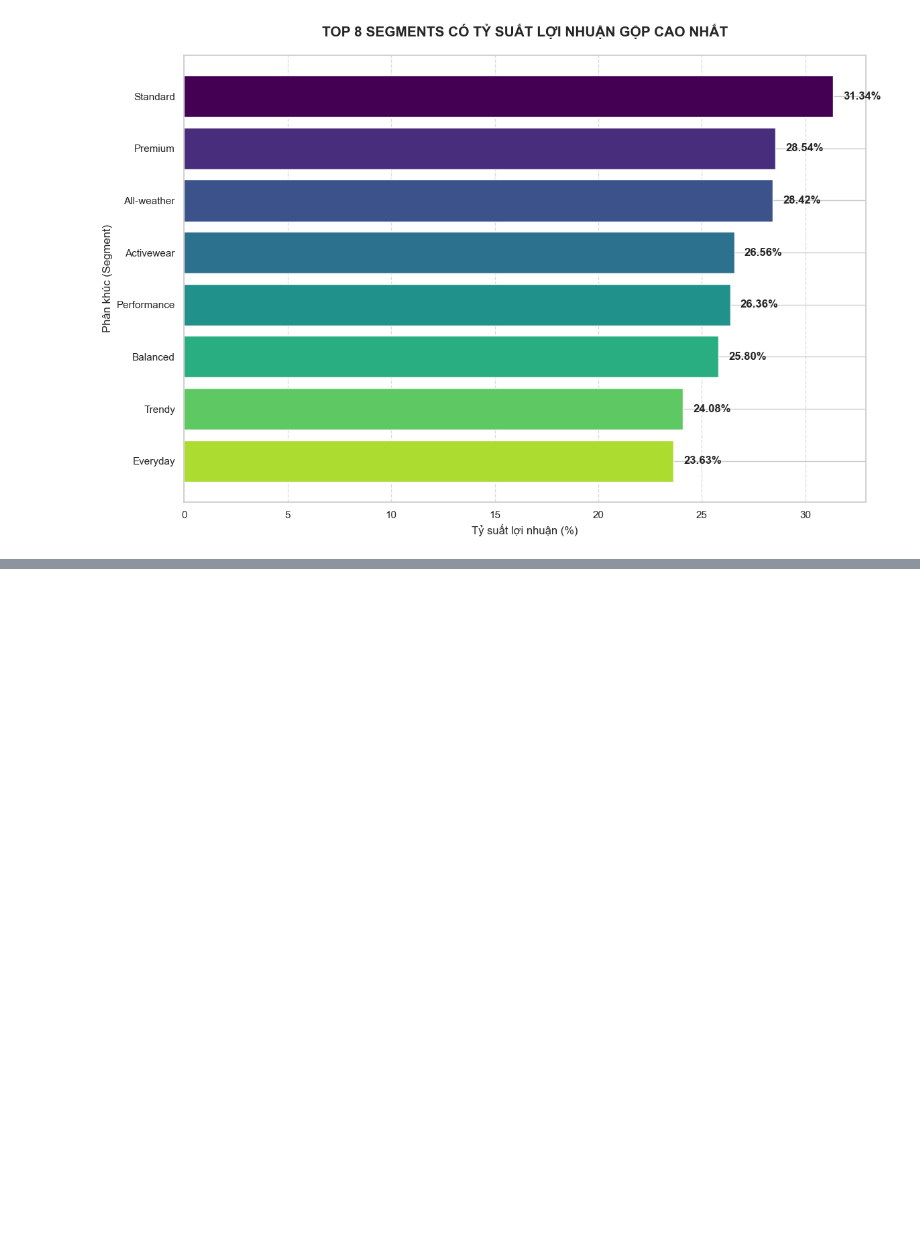
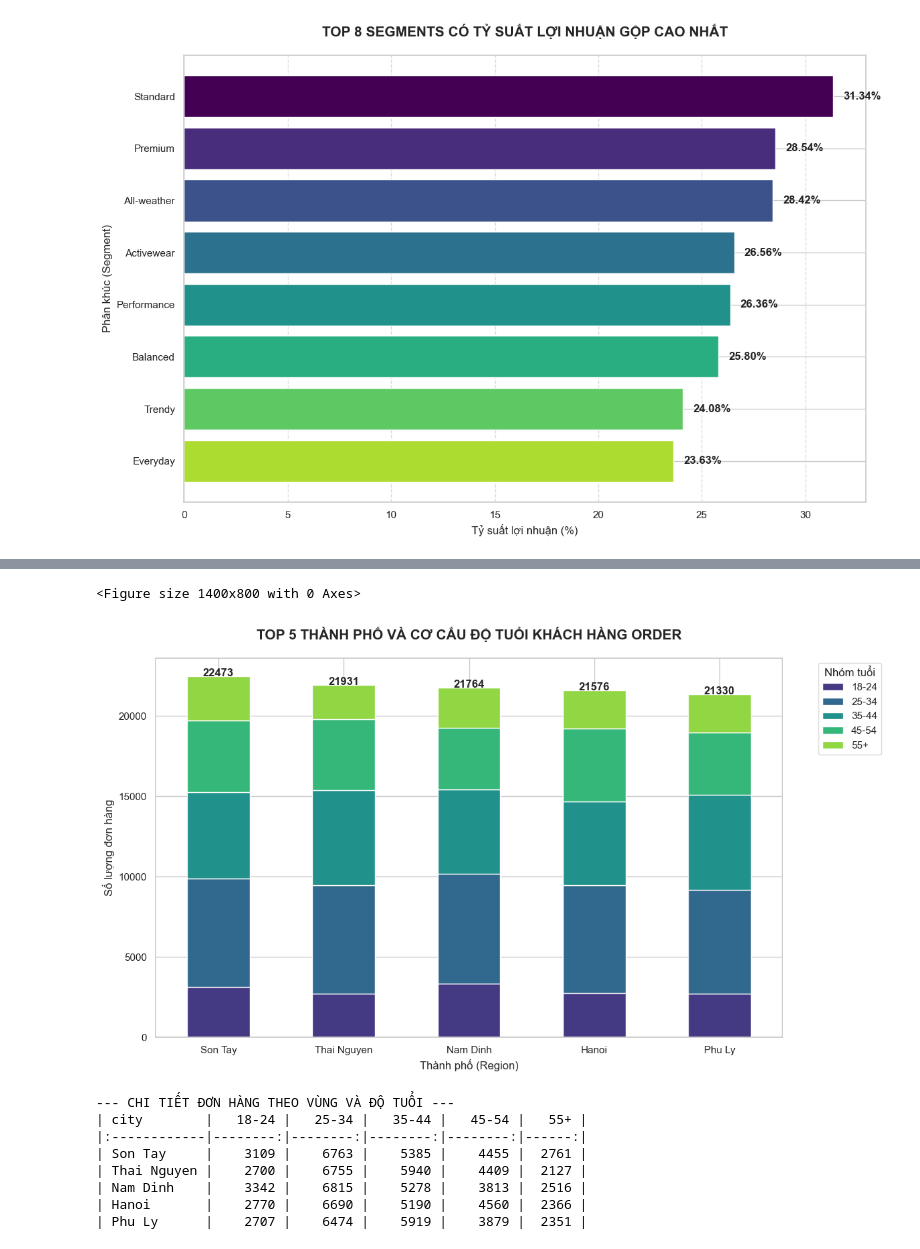
Before and after one commit to lamducanhkhoarubik-spec/Datathon_UITUT, a Jupyter notebook: code/eda/descriptive.ipynb, the cells around one changed output, grey strips where cells are left out. Drawn from its saved outputs; the diff is of its cells as text; code cells hidden in the pictures; blank space fills up the shorter version.

```diff
--- a/code/eda/descriptive.ipynb
+++ b/code/eda/descriptive.ipynb
@@ -340,0 +426,60 @@ Glyph 128200 (\N{CHART WITH UPWARDS TREND}) missing from font(s) Arial.
+# %%
+import pandas as pd
+import matplotlib.pyplot as plt
+import seaborn as sns
+
+# 1. Nối 2 bảng để lấy cả City và Age_Group
+df_merged = df_orders.merge(df_customers[['customer_id', 'city', 'age_group']], on='customer_id', how='left')
+
+# 2. Tìm Top 5 thành phố có lượng đơn hàng nhiều nhất (để lọc dữ liệu)
+top_5_cities = df_merged['city'].value_counts().head(5).index.tolist()
+
+# 3. Lọc dữ liệu chỉ lấy Top 5 thành phố này
+df_top5 = df_merged[df_merged['city'].isin(top_5_cities)].copy()
+
+# 4. Gom nhóm theo City và Age_Group để đếm số đơn hàng
+df_pivot = df_top5.groupby(['city', 'age_group']).size().unstack(fill_value=0)
+
+# 5. Sắp xếp lại các thành phố theo tổng lượng đơn hàng giảm dần để biểu đồ đẹp hơn
+df_pivot['total'] = df_pivot.sum(axis=1)
+df_pivot = df_pivot.sort_values(by='total', ascending=False).drop(columns='total')
+
+# 6. Vẽ biểu đồ cột chồng (Stacked Bar Chart)
+plt.figure(figsize=(14, 8))
+sns.set_theme(style="whitegrid")
+
+# Vẽ bằng pandas plot cho nhanh và chuẩn với dạng pivot
+ax = df_pivot.plot(kind='bar', stacked=True, figsize=(12, 7),
+                   color=sns.color_palette("viridis", len(df_pivot.columns)))
+
+# 7. Trang trí
+plt.title('TOP 5 THÀNH PHỐ VÀ CƠ CẤU ĐỘ TUỔI KHÁCH HÀNG ORDER', fontsize=15, fontweight='bold', pad=20)
+plt.xlabel('Thành phố (Region)', fontsize=12)
+plt.ylabel('Số lượng đơn hàng', fontsize=12)
+plt.xticks(rotation=0) # Để tên thành phố nằm ngang cho dễ đọc
+
+# Hiển thị chú thích nhóm tuổi
+plt.legend(title='Nhóm tuổi', bbox_to_anchor=(1.05, 1), loc='upper left')
+
+# Thêm con số tổng lên đầu mỗi cột cho dễ nhìn
+totals = df_pivot.sum(axis=1).values
+for i, total in enumerate(totals):
+    plt.text(i, total + 0.5, f'{int(total)}', ha='center', fontweight='bold')
+
+plt.tight_layout()
+plt.show()
+
+# In bảng pivot ra để ông kiểm tra số liệu
+print("--- CHI TIẾT ĐƠN HÀNG THEO VÙNG VÀ ĐỘ TUỔI ---")
+print(df_pivot.to_markdown())
+# %% [output]
+<Figure size 1400x800 with 0 Axes>
+[figure, added]
+--- CHI TIẾT ĐƠN HÀNG THEO VÙNG VÀ ĐỘ TUỔI ---
+| city        |   18-24 |   25-34 |   35-44 |   45-54 |   55+ |
+|:------------|--------:|--------:|--------:|--------:|------:|
+| Son Tay     |    3109 |    6763 |    5385 |    4455 |  2761 |
+| Thai Nguyen |    2700 |    6755 |    5940 |    4409 |  2127 |
+| Nam Dinh    |    3342 |    6815 |    5278 |    3813 |  2516 |
+| Hanoi       |    2770 |    6690 |    5190 |    4560 |  2366 |
+| Phu Ly      |    2707 |    6474 |    5919 |    3879 |  2351 |
```
Also changed, not shown: parts of 10 cells of this notebook.
